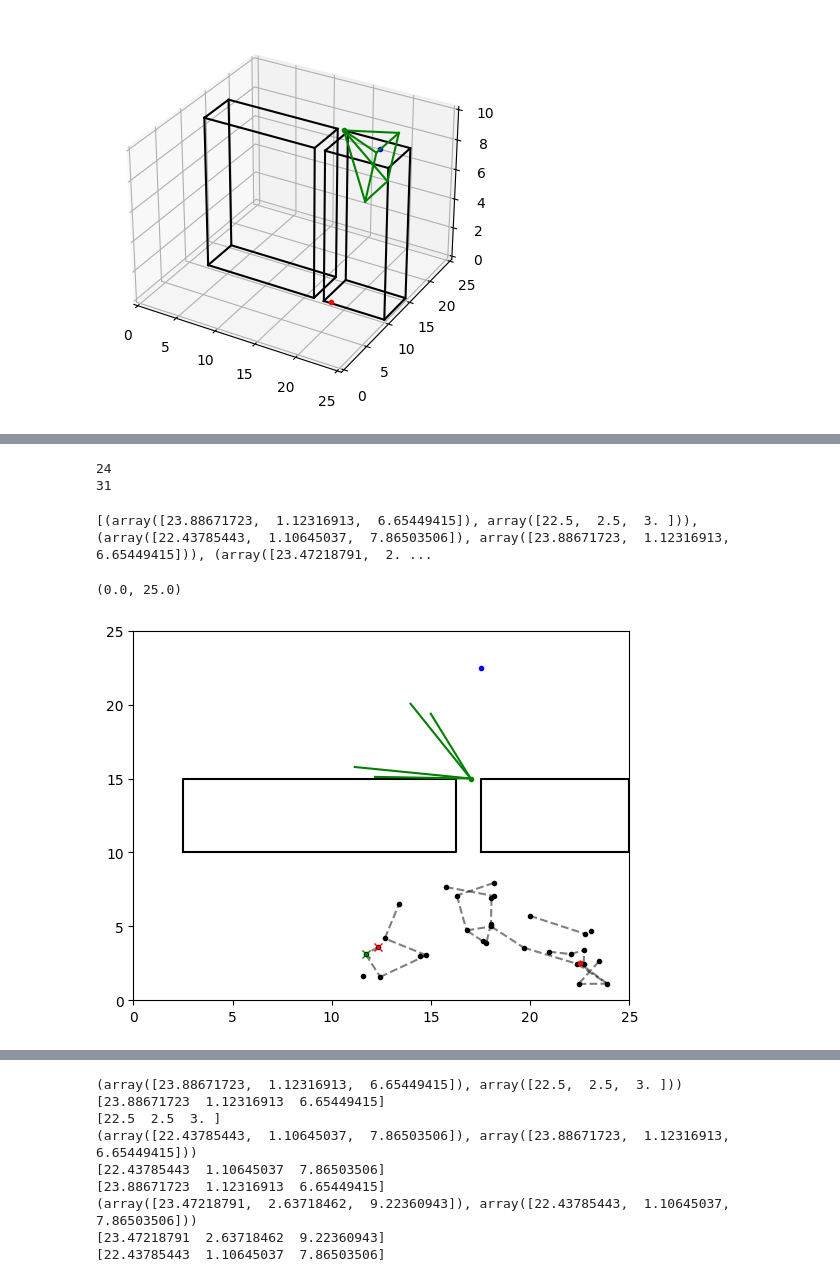
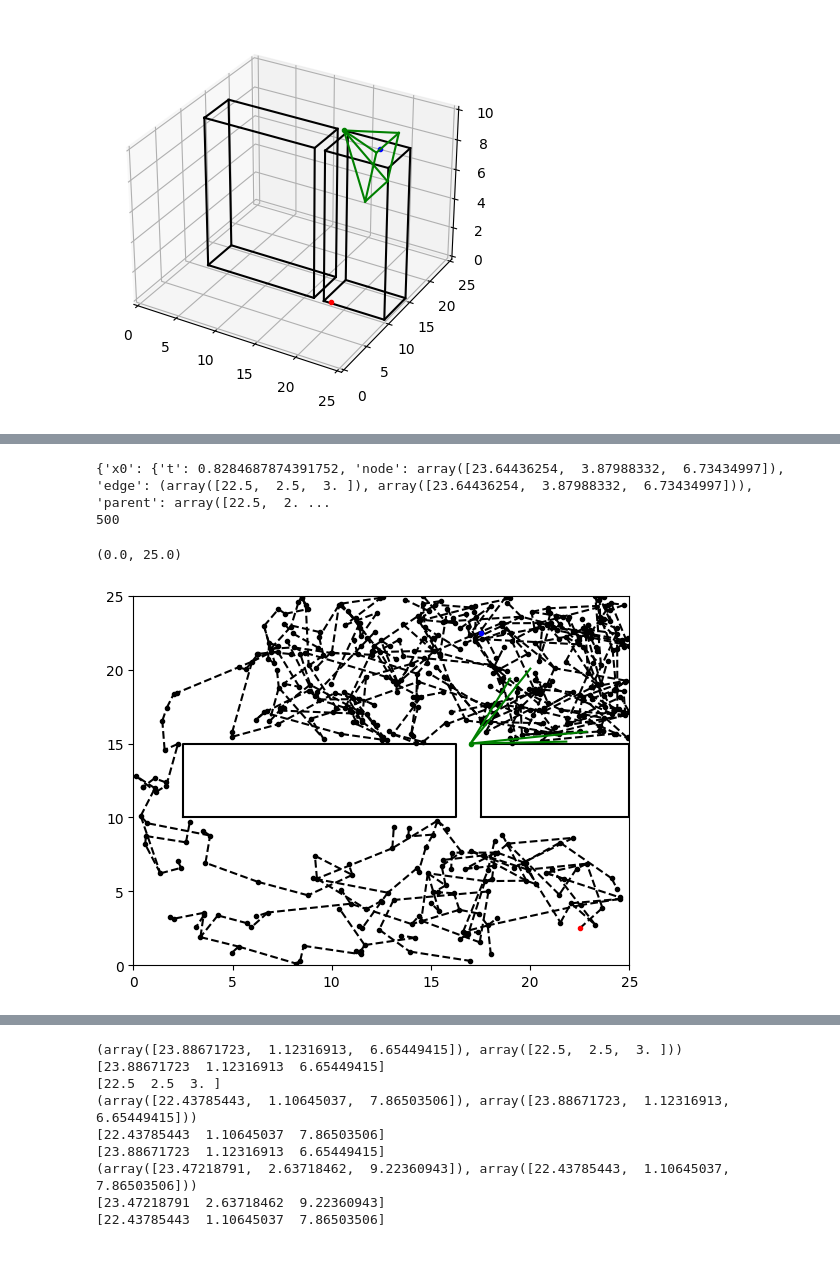
Before and after one commit to jeffersonkim97/cognis_UAM, a Jupyter notebook: script/3D/3DRRT.ipynb, the cells around one changed output, grey strips where cells are left out. Drawn from its saved outputs; the diff is of its cells as text; code cells hidden in the pictures.

```diff
--- a/script/3D/3DRRT.ipynb
+++ b/script/3D/3DRRT.ipynb
@@ -194,16 +194,16 @@ def rand_conf(rnt):
     return np.array([x, y, z])
 # %%
 def nearest_vertex(qrand, G):
-    num_node = len(G['node'])
+    num_node = len(G)
     dist_vec = []
     for i in range(num_node):
-        qcheck = G['node'][i]
+        qcheck = G['x'+str(i)]['node']
         dq = qrand-qcheck
         dq_dist = np.sqrt((dq[0])**2+(dq[1])**2+(dq[2])**2)
         if dq_dist > 0 :
             dist_vec.append(dq_dist)
     nearest = dist_vec.index(min(dist_vec))
-    return G['node'][nearest], G['t'][nearest]
+    return G['x'+str(nearest)]['node'], G['x'+str(nearest)]['t']
 # %%
 def inside_map(qrand):
     if qrand[0] >= map_size[0] and qrand[0] <= map_size[1] and qrand[1] >= map_size[2] and qrand[1] <= map_size[3] and qrand[2] >= map_size[4] and qrand[2] <= map_size[5]:
@@ -239,10 +239,10 @@ def findNeighbors(G, qnew, radius):
 
     dist_vec = []
     node_index_vec = []
-    for i in range(len(G['node'])):
-        if not G['node'][i][0] == qnew[0] and not G['node'][i][1] == qnew[1] and not G['node'][i][2] == qnew[2]:
-            dist_vec.append(distance(qnew, G['node'][i]))
-            node_index_vec.append(i)
+    for i in range(len(G)):
+        if not G['x'+str(i)]['node'][0] == qnew[0] and not G['x'+str(i)]['node'][1] == qnew[1] and not G['x'+str(i)]['node'][2] == qnew[2]:
+            dist_vec.append(distance(qnew, G['x'+str(i)]['node']))
+            node_index_vec.append('x'+str(i))
 
     for j in range(len(dist_vec)):
         if dist_vec[j] <= radius:
@@ -250,15 +250,9 @@ def findNeighbors(G, qnew, radius):
 
     # There are close neighbors
     if len(neighbor_vec) > 0:
-        distance_vec = []
-        for k in range(len(neighbor_vec)):
-            distance_vec.append(distance(qnew, G['node'][neighbor_vec[k]]))
-        best_index = distance_vec.index(np.min(distance_vec))
-
-        return G['node'][neighbor_vec[best_index]], neighbor_vec
-
+        return neighbor_vec
     else:
-        return None, None
+        return None
 # %%
 def outside_FOV(qrand, cam_i, timeToTest):
     cam_pos = cam_i.get_pos()
@@ -541,13 +556,11 @@ while True:
 # %%
-print(len(G['edge']))
-print(len(G['node']))
+print(G)
+print(len(G))
 # %% [output]
-24
-31
+{'x0': {'t': 0.8284687874391752, 'node': array([23.64436254,  3.87988332,  6.73434997]), 'edge': (array([22.5,  2.5,  3. ]), array([23.64436254,  3.87988332,  6.73434997])), 'parent': array([22.5,  2. ...
+500
 # %%
 # Path Rewiring
-G['rewire'] = []
-
 fig = plt.figure()
 ax = plt.axes()
 
@@ -560,47 +573,43 @@ for nb in range(building['nb']):
             bx.append(b[i][0])
             by.append(b[i][1])
         else:
             bx.append(b[i-len(b)][0])
             by.append(b[i-len(b)][1])
     ax.plot(bx, by, '-k')
 
-for kk in range(len(G['node'])):
-    qcurr = G['node'][kk]
-    ax.plot(qcurr[0], qcurr[1], '.k')
+for kk in range(len(G)):
+    qcurr = G['x'+str(kk)]
+    ax.plot(qcurr['node'][0], qcurr['node'][1], '.k')
+    edge = qcurr['edge']
+    ax.plot([edge[0][0], edge[1][0]], [edge[0][1], edge[1][1]], '--k')
 
-print(G['edge'])
-for kk in range(len(G['edge'])):
-    edgecurr = G['edge'][kk]
-    ax.plot([edgecurr[0][0], edgecurr[1][0]], [edgecurr[0][1], edgecurr[1][1]], '--k', alpha=0.5)
-
+"""for kk in range(len(E)):
+    edgecurr = E[kk]
+    ax.plot([edgecurr[0][0], edgecurr[1][0]], [edgecurr[0][1], edgecurr[1][1]], '--k', alpha=0.5)"""
 
 
 camera_vertex = cam0.get_vertex(currentTime)
 for i in range(4):
     temp = camera_vertex[str(i)]
 
     if i == 3:
         tempt = camera_vertex[str(0)]
     else:
         tempt = camera_vertex[str(i+1)]
     ax.plot([cam_pos[0], temp[0][0]], [cam_pos[1], temp[1][0]], '-g')
 
 ax.plot(cam_pos[0], cam_pos[1], '.g')
 ax.plot(x0[0], x0[1], '.r')
 ax.plot(xf[0], xf[1], '.b')
 
-ax.plot(qnew[0], qnew[1], 'xr')
-ax.plot(qbest[0], qbest[1], 'xg')
-
 ax.set_xlim(map_size[0], map_size[1])
 ax.set_ylim(map_size[2], map_size[3])
 
 #print(G['node'])
 #print(distance(G['node'][0], G['node'][1]))
 # %% [output]
-[(array([23.88671723,  1.12316913,  6.65449415]), array([22.5,  2.5,  3. ])), (array([22.43785443,  1.10645037,  7.86503506]), array([23.88671723,  1.12316913,  6.65449415])), (array([23.47218791,  2. ...
+(0.0, 25.0)
-(0.0, 25.0)
-[figure, old version]
+[figure, new version]
 # %%
 neighbor_vec = []
 
```
Also changed, not shown: parts of 2 cells of this notebook, 1 other file.
